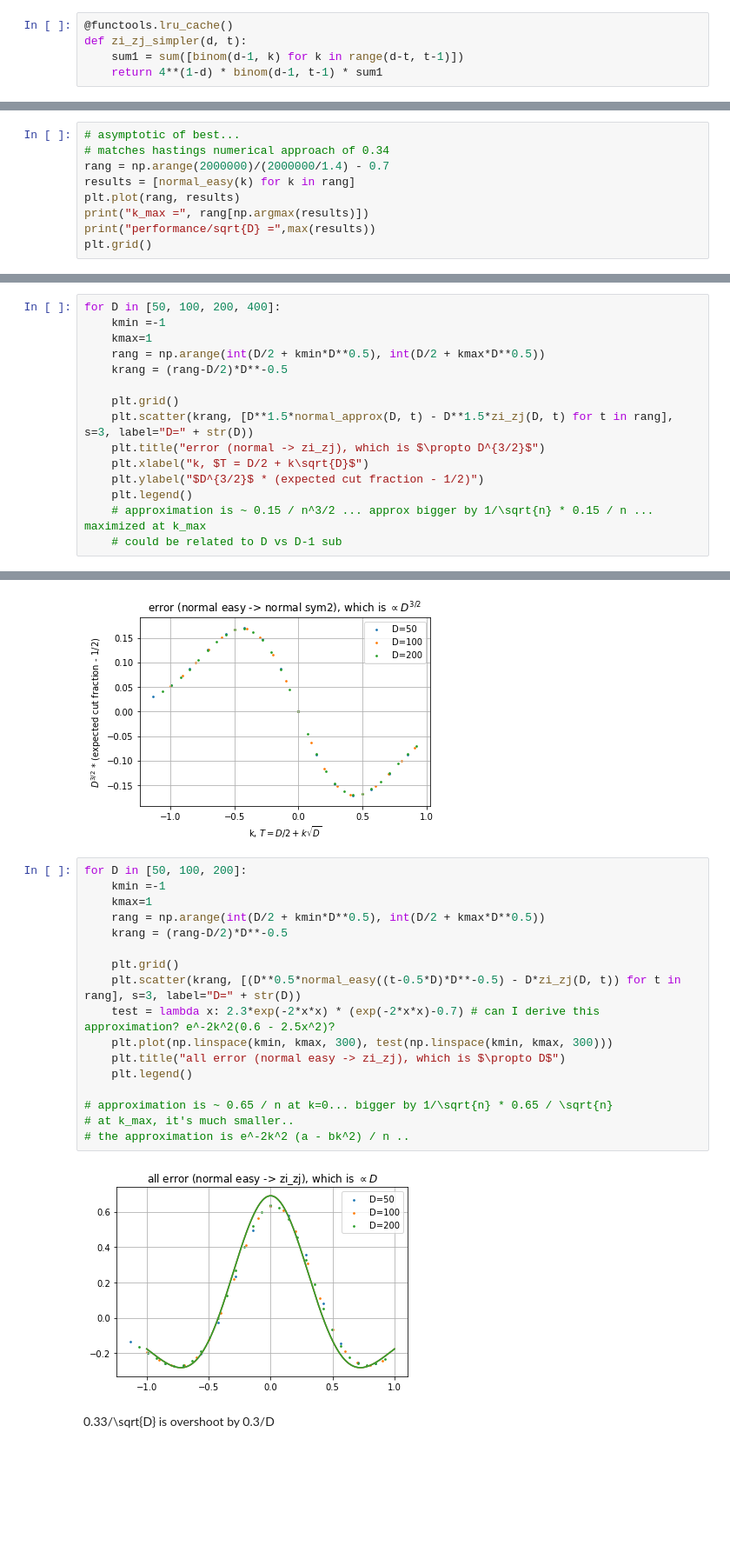
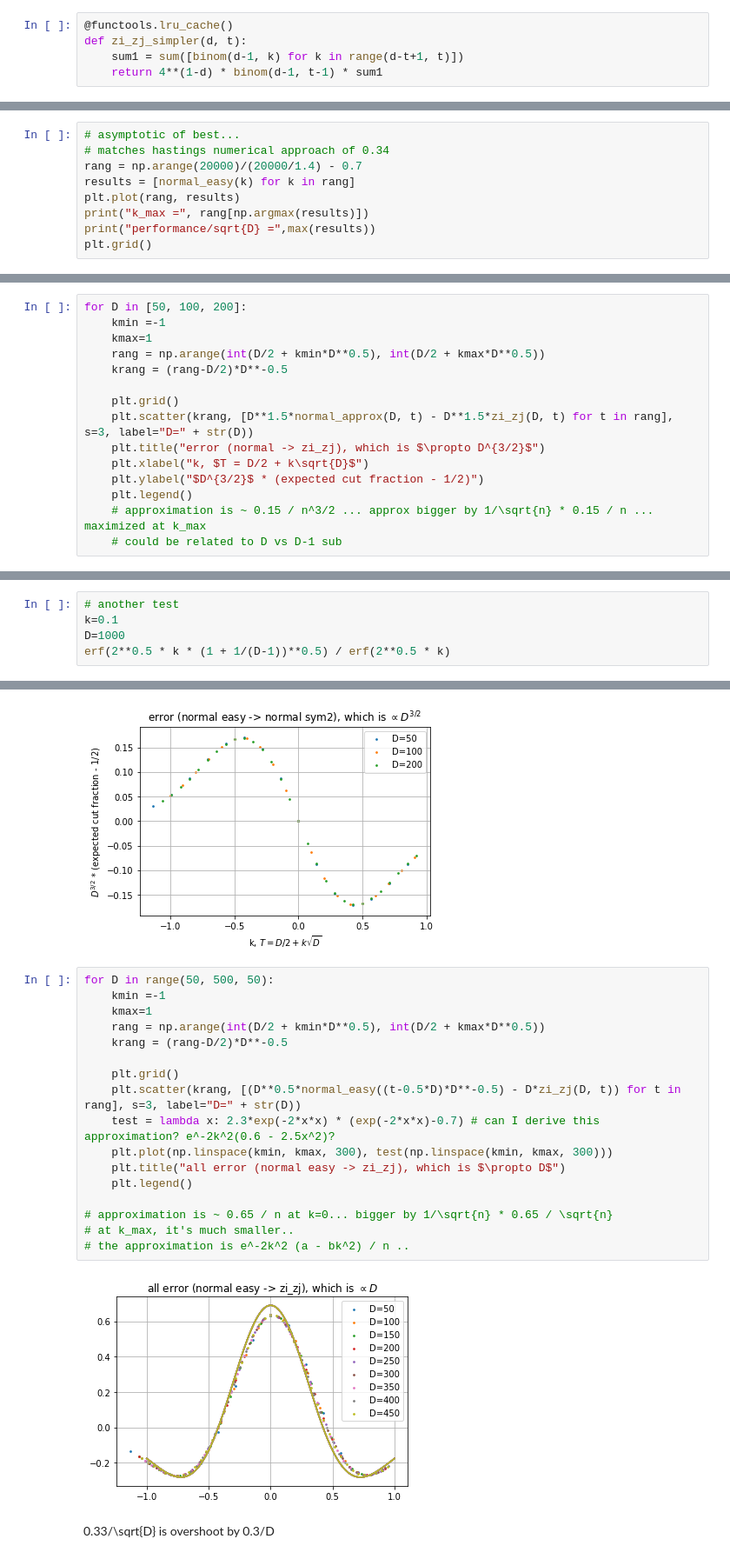
Before and after one commit to marwahaha/qaoa-local-competitors, a Jupyter notebook: hastings.ipynb, the cells around one changed output, grey strips where cells are left out. Shown at 87% size. Saved outputs shown, nothing was run; the diff lists cells and outputs as text; blank space fills up the shorter version.

```diff
--- a/hastings.ipynb
+++ b/hastings.ipynb
@@ -530,7 +547,7 @@ This formula is even simpler, assuming the threshold is above $D/2$, also from H
 # %%
 @functools.lru_cache()
 def zi_zj_simpler(d, t):
-    sum1 = sum([binom(d-1, k) for k in range(d-t, t-1)])
+    sum1 = sum([binom(d-1, k) for k in range(d-t+1, t)])
     return 4**(1-d) * binom(d-1, t-1) * sum1
 # %%
 D=20
@@ -669,7 +690,7 @@ plt.grid()
 # %%
 # asymptotic of best...
 # matches hastings numerical approach of 0.34
-rang = np.arange(2000000)/(2000000/1.4) - 0.7
+rang = np.arange(20000)/(20000/1.4) - 0.7
 results = [normal_easy(k) for k in rang]
 plt.plot(rang, results)
 print("k_max =", rang[np.argmax(results)])
@@ -702,5 +723,5 @@ for D in [50, 100, 200]:
 # %%
-for D in [50, 100, 200, 400]:
+for D in [50, 100, 200]:
     kmin =-1
     kmax=1
     rang = np.arange(int(D/2 + kmin*D**0.5), int(D/2 + kmax*D**0.5))
@@ -785,0 +820,5 @@ plt.grid()
+# %%
+# another test
+k=0.1
+D=1000
+erf(2**0.5 * k * (1 + 1/(D-1))**0.5) / erf(2**0.5 * k)
@@ -800,24 +841,24 @@ for D in [50, 100, 200]:
 # %% [output]
 [figure]
 # %%
-for D in [50, 100, 200]:
+for D in range(50, 500, 50):
     kmin =-1
     kmax=1
     rang = np.arange(int(D/2 + kmin*D**0.5), int(D/2 + kmax*D**0.5))
     krang = (rang-D/2)*D**-0.5
 
     plt.grid()
     plt.scatter(krang, [(D**0.5*normal_easy((t-0.5*D)*D**-0.5) - D*zi_zj(D, t)) for t in rang], s=3, label="D=" + str(D))
     test = lambda x: 2.3*exp(-2*x*x) * (exp(-2*x*x)-0.7) # can I derive this approximation? e^-2k^2(0.6 - 2.5x^2)?
     plt.plot(np.linspace(kmin, kmax, 300), test(np.linspace(kmin, kmax, 300)))
     plt.title("all error (normal easy -> zi_zj), which is $\propto D$")
     plt.legend()
 
 # approximation is ~ 0.65 / n at k=0... bigger by 1/\sqrt{n} * 0.65 / \sqrt{n}
 # at k_max, it's much smaller..
 # the approximation is e^-2k^2 (a - bk^2) / n ..
 # %% [output]
-[figure, old version]
+[figure, new version]
 # %% [markdown]
 0.33/\sqrt{D} is overshoot by 0.3/D
 # %%
```
Also changed, not shown: parts of 71 cells of this notebook.
